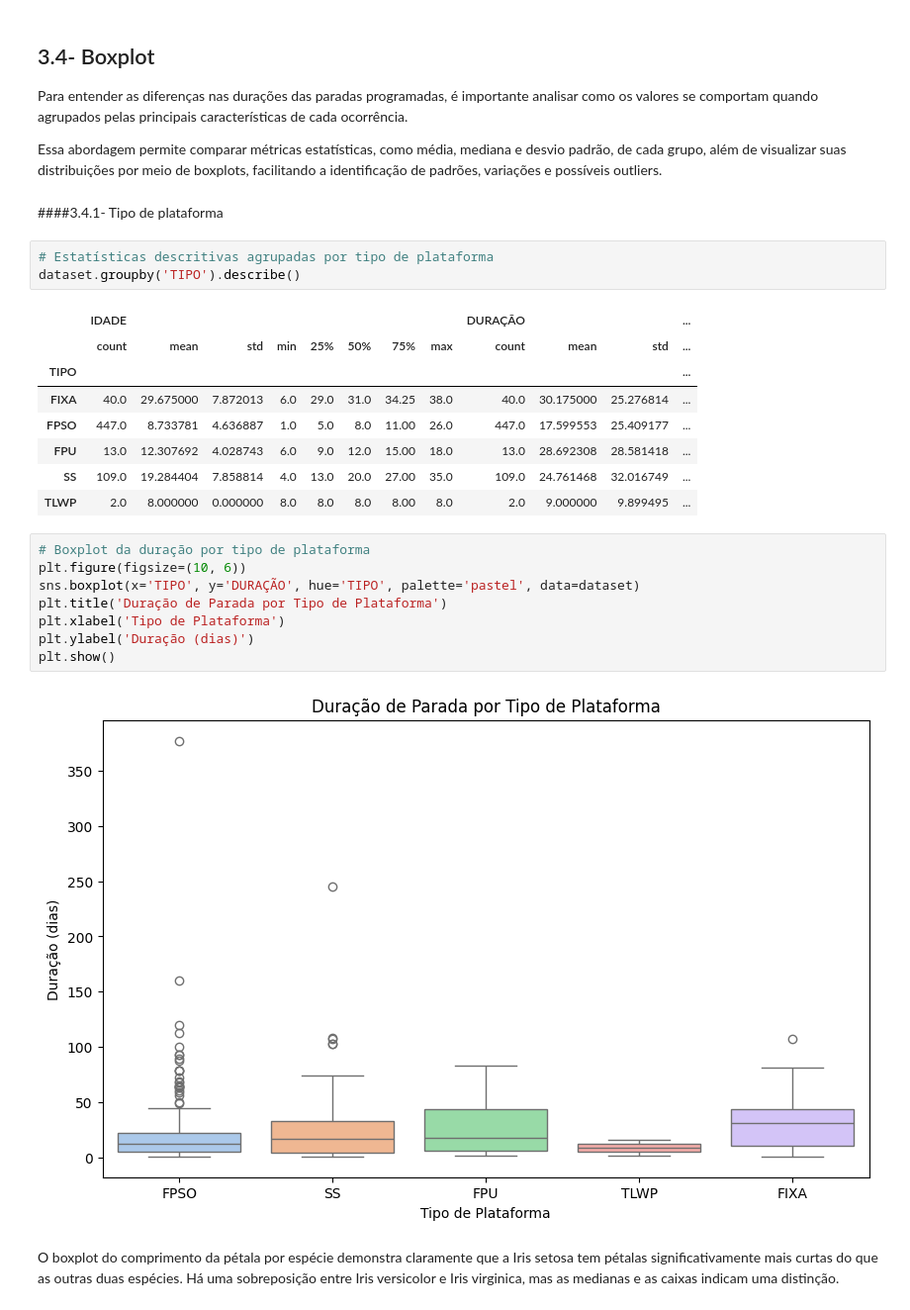
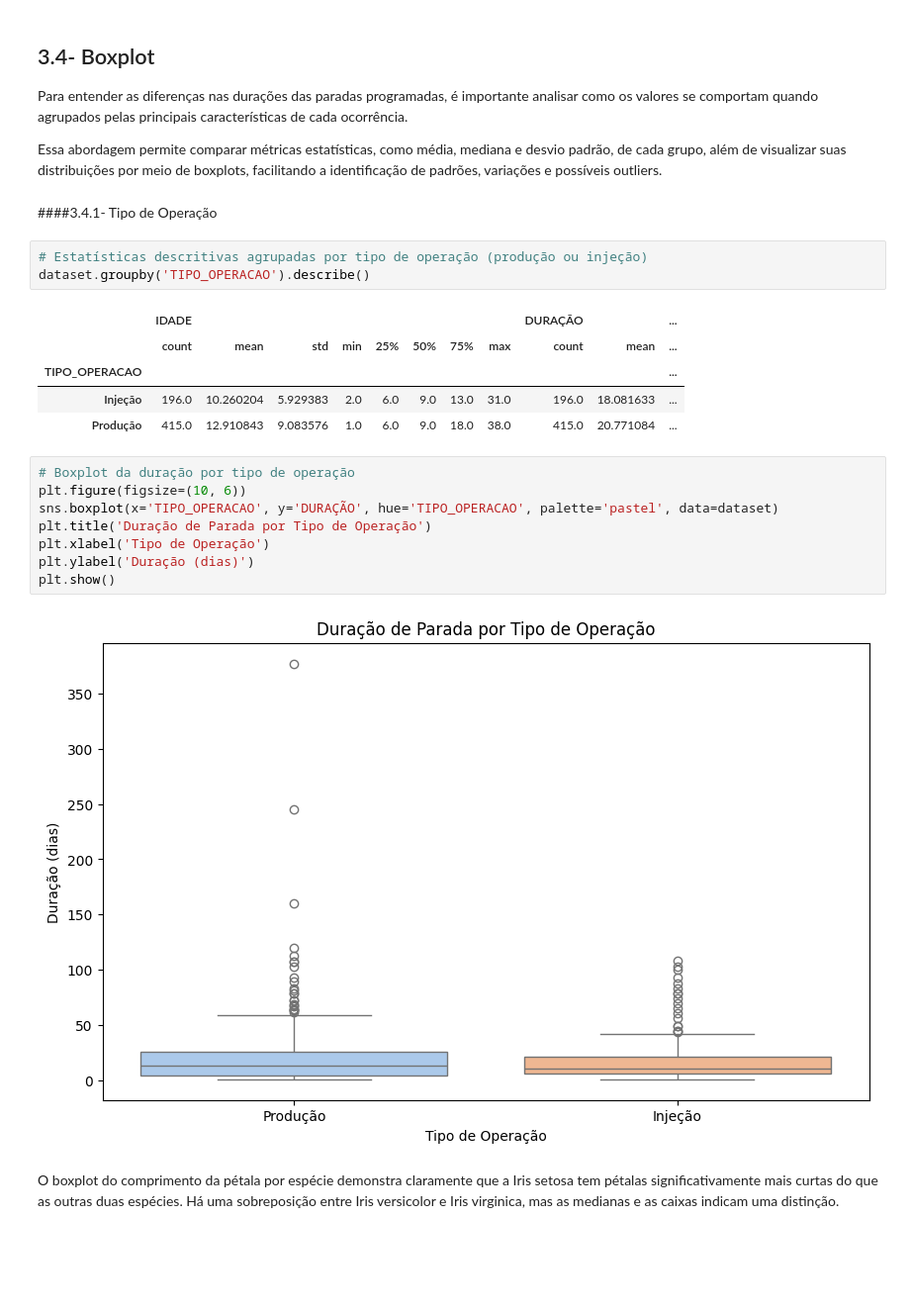
Before and after one commit to LAOLIVEIRA1972/PUC_MVP_AnaliseDados, a Jupyter notebook: mvp_Analise_Dados.ipynb, the cells around one changed output. Shown at 99% size. Cells and saved outputs as stored; diff of their text form; blank space fills up the shorter version.

```diff
--- a/mvp_Analise_Dados.ipynb
+++ b/mvp_Analise_Dados.ipynb
@@ -389,29 +389,26 @@ Para entender as diferenças nas durações das paradas programadas, é importan
 
 Essa abordagem permite comparar métricas estatísticas, como média, mediana e desvio padrão, de cada grupo, além de visualizar suas distribuições por meio de boxplots, facilitando a identificação de padrões, variações e possíveis outliers.
 # %% [markdown]
-####3.4.1- Tipo de plataforma
+####3.4.1- Tipo de Operação
 # %%
-# Estatísticas descritivas agrupadas por tipo de plataforma
-dataset.groupby('TIPO').describe()
+# Estatísticas descritivas agrupadas por tipo de operação (produção ou injeção)
+dataset.groupby('TIPO_OPERACAO').describe()
 # %% [output]
-|  | IDADE |  |  |  |  |  |  |  | DURAÇÃO |  |  | ... |
-|  | count | mean | std | min | 25% | 50% | 75% | max | count | mean | std | ... |
-| TIPO |  |  |  |  |  |  |  |  |  |  |  | ... |
-| FIXA | 40.0 | 29.675000 | 7.872013 | 6.0 | 29.0 | 31.0 | 34.25 | 38.0 | 40.0 | 30.175000 | 25.276814 | ... |
-| FPSO | 447.0 | 8.733781 | 4.636887 | 1.0 | 5.0 | 8.0 | 11.00 | 26.0 | 447.0 | 17.599553 | 25.409177 | ... |
-| FPU | 13.0 | 12.307692 | 4.028743 | 6.0 | 9.0 | 12.0 | 15.00 | 18.0 | 13.0 | 28.692308 | 28.581418 | ... |
-| SS | 109.0 | 19.284404 | 7.858814 | 4.0 | 13.0 | 20.0 | 27.00 | 35.0 | 109.0 | 24.761468 | 32.016749 | ... |
-| TLWP | 2.0 | 8.000000 | 0.000000 | 8.0 | 8.0 | 8.0 | 8.00 | 8.0 | 2.0 | 9.000000 | 9.899495 | ... |
+|  | IDADE |  |  |  |  |  |  |  | DURAÇÃO |  | ... |
+|  | count | mean | std | min | 25% | 50% | 75% | max | count | mean | ... |
+| TIPO_OPERACAO |  |  |  |  |  |  |  |  |  |  | ... |
+| Injeção | 196.0 | 10.260204 | 5.929383 | 2.0 | 6.0 | 9.0 | 13.0 | 31.0 | 196.0 | 18.081633 | ... |
+| Produção | 415.0 | 12.910843 | 9.083576 | 1.0 | 6.0 | 9.0 | 18.0 | 38.0 | 415.0 | 20.771084 | ... |
 # %%
-# Boxplot da duração por tipo de plataforma
+# Boxplot da duração por tipo de operação
 plt.figure(figsize=(10, 6))
-sns.boxplot(x='TIPO', y='DURAÇÃO', hue='TIPO', palette='pastel', data=dataset)
-plt.title('Duração de Parada por Tipo de Plataforma')
-plt.xlabel('Tipo de Plataforma')
+sns.boxplot(x='TIPO_OPERACAO', y='DURAÇÃO', hue='TIPO_OPERACAO', palette='pastel', data=dataset)
+plt.title('Duração de Parada por Tipo de Operação')
+plt.xlabel('Tipo de Operação')
 plt.ylabel('Duração (dias)')
 plt.show()
 # %% [output]
-[figure, old version]
+[figure, new version]
 # %% [markdown]
 O boxplot do comprimento da pétala por espécie demonstra claramente que a Iris setosa tem pétalas significativamente mais curtas do que as outras duas espécies. Há uma sobreposição entre Iris versicolor e Iris virginica, mas as medianas e as caixas indicam uma distinção.
 # %% [markdown]
```
